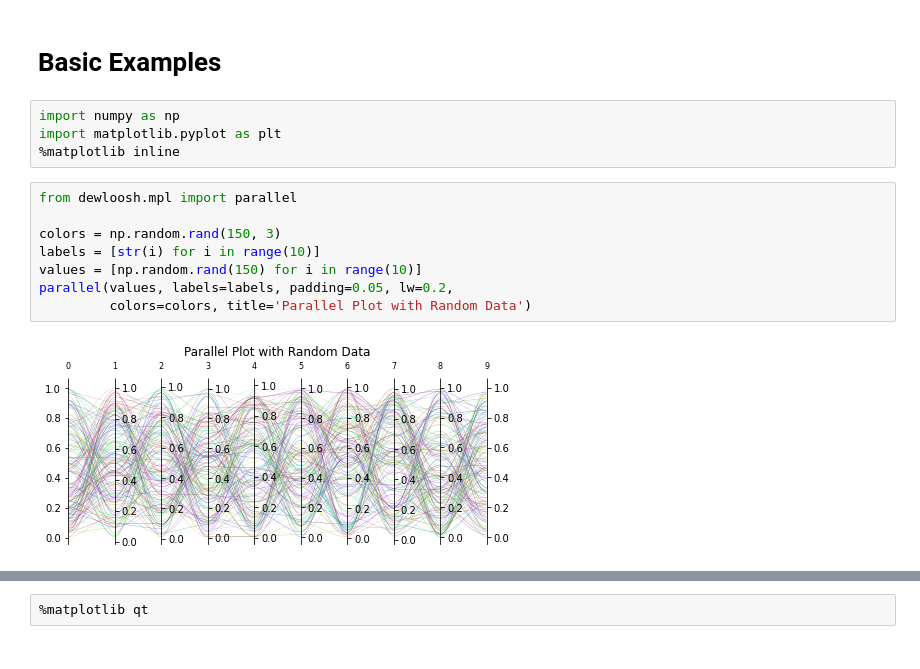
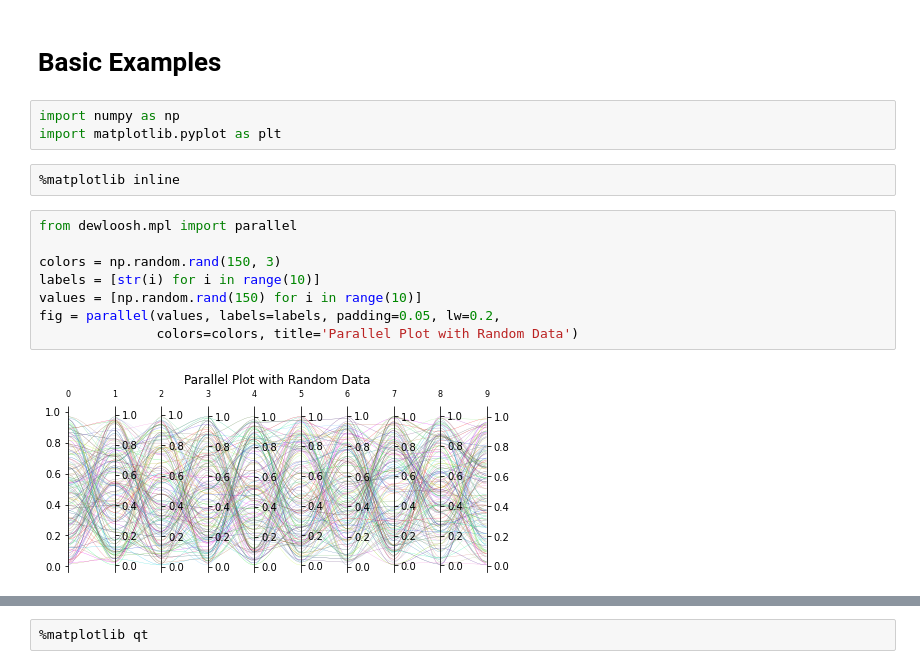
Before and after one commit to dewloosh/dewloosh-mpl, a Jupyter notebook: notebooks/basic.ipynb, the cells around one changed output, grey strips where cells are left out. Cells and saved outputs as stored; diff of their text form.

```diff
--- a/notebooks/basic.ipynb
+++ b/notebooks/basic.ipynb
@@ -3,17 +3,18 @@
 # %%
 import numpy as np
 import matplotlib.pyplot as plt
-%matplotlib inline
+# %%
+%matplotlib inline
 # %%
 from dewloosh.mpl import parallel
 
 colors = np.random.rand(150, 3)
 labels = [str(i) for i in range(10)]
 values = [np.random.rand(150) for i in range(10)]
-parallel(values, labels=labels, padding=0.05, lw=0.2,
-         colors=colors, title='Parallel Plot with Random Data')
+fig = parallel(values, labels=labels, padding=0.05, lw=0.2,
+               colors=colors, title='Parallel Plot with Random Data')
 # %% [output]
-[figure, old version]
+[figure, new version]
 # %%
 from dewloosh.mpl import aligned_parallel
 
```
Also changed, not shown: parts of 1 cell of this notebook, 1 other file.
